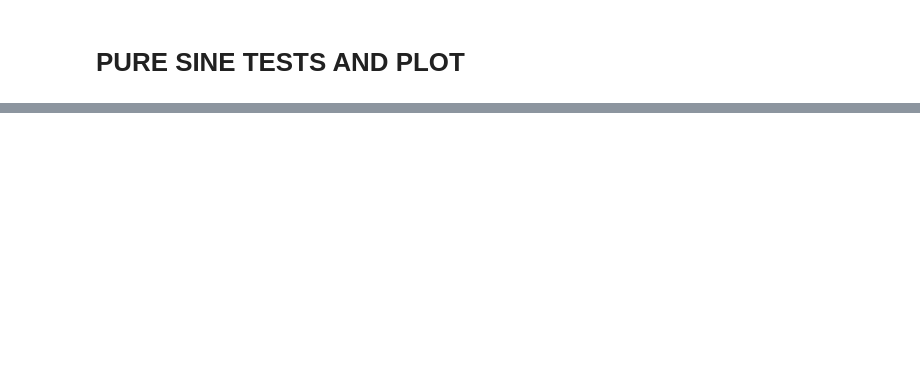
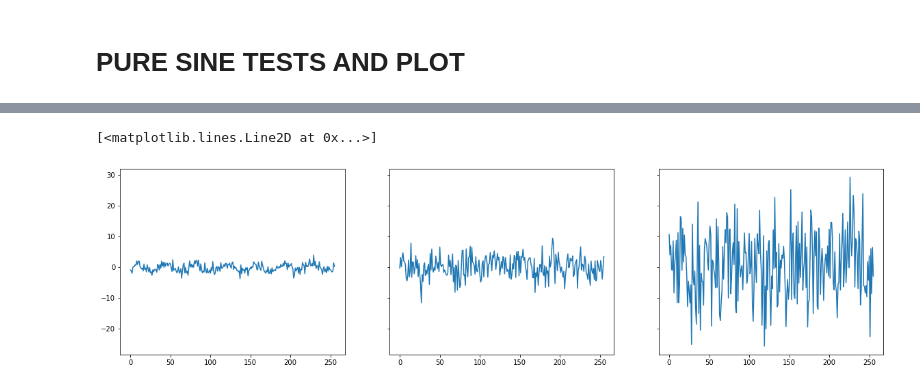
Before and after one commit to yagami009/ding, a Jupyter notebook: Synthetic Data Testing.ipynb, the cells around one changed output, grey strips where cells are left out. Saved outputs shown, nothing was run; the diff lists cells and outputs as text; code cells hidden in the pictures; blank space fills up the shorter version.

```diff
--- a/Synthetic Data Testing.ipynb
+++ b/Synthetic Data Testing.ipynb
@@ -222,0 +300,8 @@ ax3.plot(train[2,0,:,0])
+# %%
+fig, axs = plt.subplots(1,3, figsize=(20,5), sharey=True)
+axs[0].plot(generate_noisy_sine_test(7, 256, 1, 1)[0][0])
+axs[1].plot(generate_noisy_sine_test(7, 256, 1, 3)[0][0])
+axs[2].plot(generate_noisy_sine_test(7, 256, 1, 10)[0][0])
+# %% [output]
+[<matplotlib.lines.Line2D at 0x...>]
+[figure, added]
```
Also changed, not shown: parts of 19 cells of this notebook.
